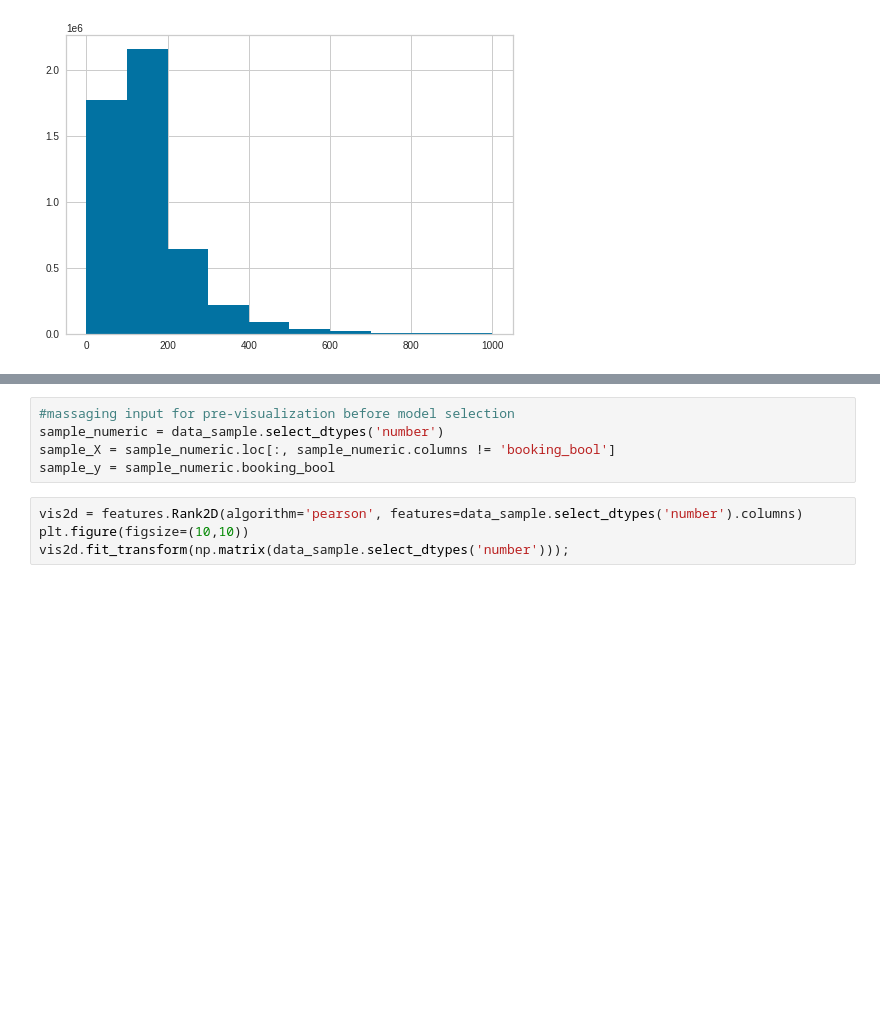
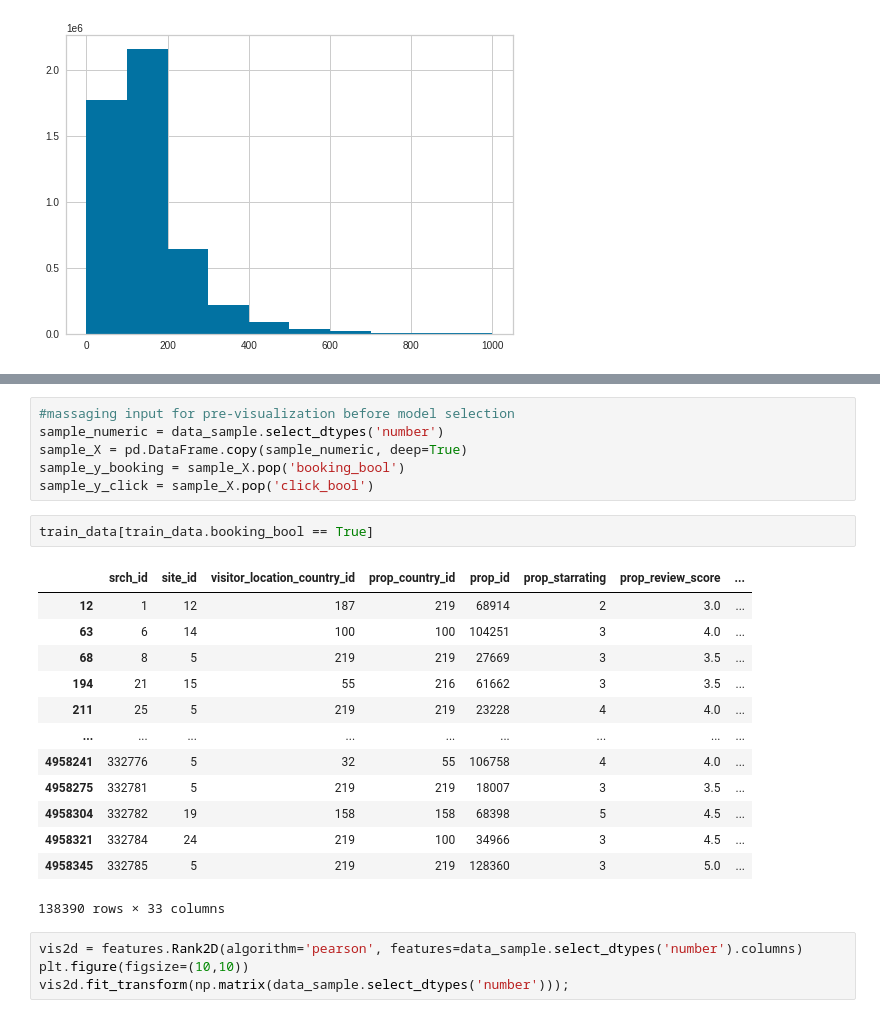
Before and after one commit to sid-chaubs/data-mining-assignment-1, a Jupyter notebook: DMT_Assignment_2.ipynb, the cells around one changed output, grey strips where cells are left out. Drawn from its saved outputs; the diff is of its cells as text; blank space fills up the shorter version.

```diff
--- a/DMT_Assignment_2.ipynb
+++ b/DMT_Assignment_2.ipynb
@@ -100,8 +102,25 @@ Dropping 20 columns: Index(['visitor_hist_starrating', 'visitor_hist_adr_usd',
 # %%
 #massaging input for pre-visualization before model selection
 sample_numeric = data_sample.select_dtypes('number')
-sample_X = sample_numeric.loc[:, sample_numeric.columns != 'booking_bool']
-sample_y = sample_numeric.booking_bool
+sample_X = pd.DataFrame.copy(sample_numeric, deep=True)
+sample_y_booking = sample_X.pop('booking_bool')
+sample_y_click = sample_X.pop('click_bool')
+# %%
+train_data[train_data.booking_bool == True]
+# %% [output]
+|  | srch_id | site_id | visitor_location_country_id | prop_country_id | prop_id | prop_starrating | prop_review_score | ... |
+| 12 | 1 | 12 | 187 | 219 | 68914 | 2 | 3.0 | ... |
+| 63 | 6 | 14 | 100 | 100 | 104251 | 3 | 4.0 | ... |
+| 68 | 8 | 5 | 219 | 219 | 27669 | 3 | 3.5 | ... |
+| 194 | 21 | 15 | 55 | 216 | 61662 | 3 | 3.5 | ... |
+| 211 | 25 | 5 | 219 | 219 | 23228 | 4 | 4.0 | ... |
+| ... | ... | ... | ... | ... | ... | ... | ... | ... |
+| 4958241 | 332776 | 5 | 32 | 55 | 106758 | 4 | 4.0 | ... |
+| 4958275 | 332781 | 5 | 219 | 219 | 18007 | 3 | 3.5 | ... |
+| 4958304 | 332782 | 19 | 158 | 158 | 68398 | 5 | 4.5 | ... |
+| 4958321 | 332784 | 24 | 219 | 100 | 34966 | 3 | 4.5 | ... |
+| 4958345 | 332785 | 5 | 219 | 219 | 128360 | 3 | 5.0 | ... |
+138390 rows × 33 columns
 # %%
 vis2d = features.Rank2D(algorithm='pearson', features=data_sample.select_dtypes('number').columns)
 plt.figure(figsize=(10,10))
```
Also changed, not shown: parts of 39 cells of this notebook.
